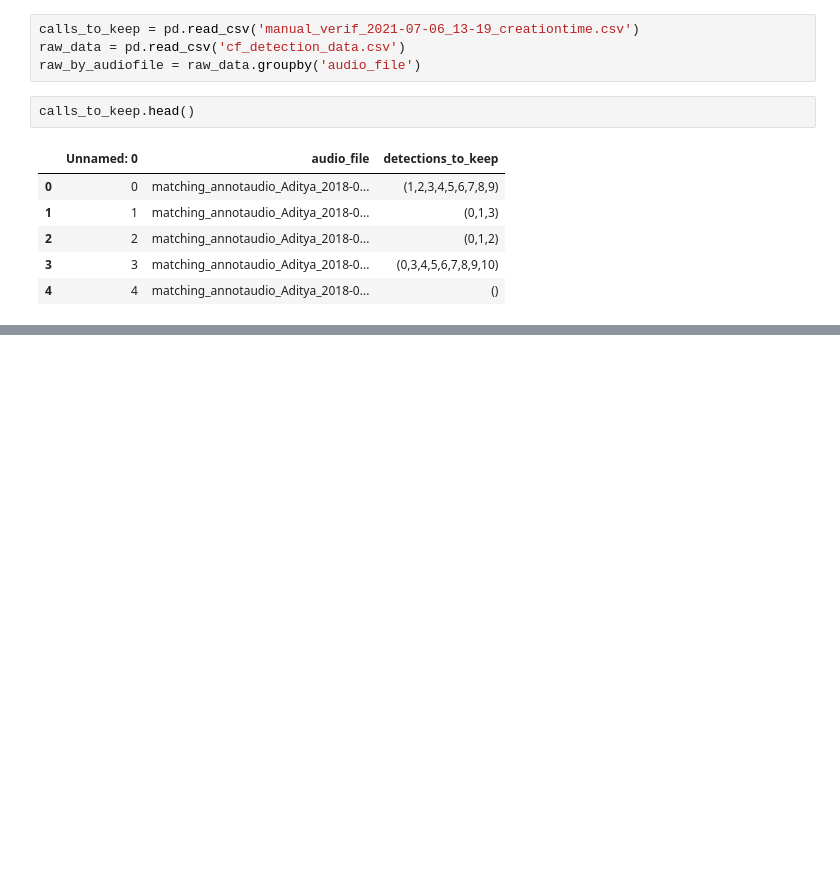
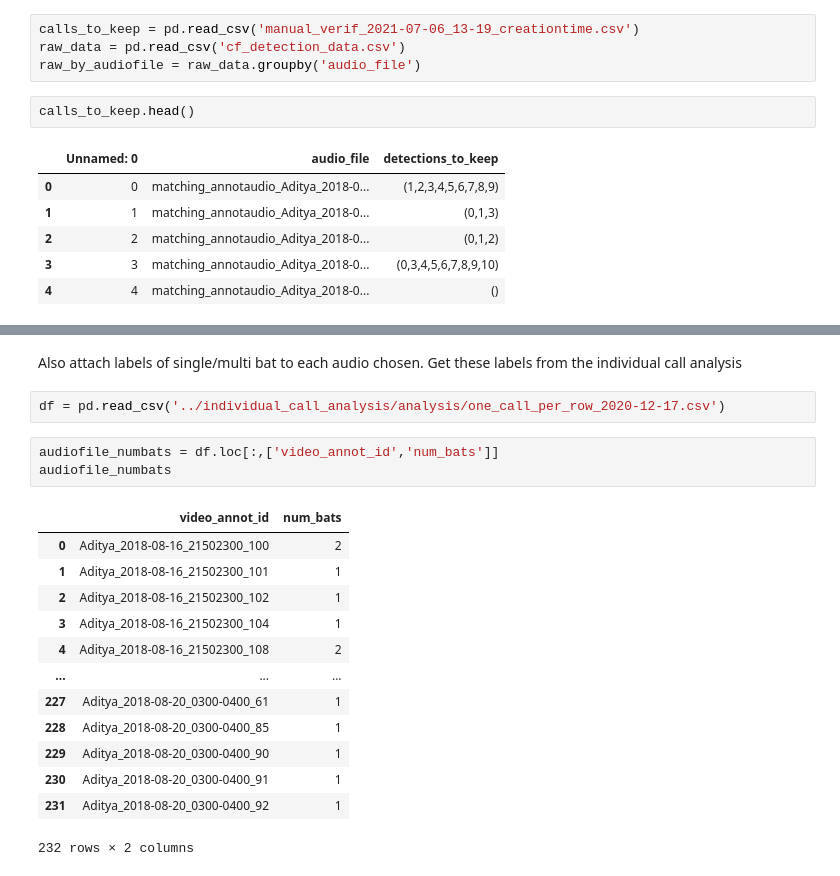
Before and after one commit to thejasvibr/mhbc-online, a Jupyter notebook: cf_alteration_analysis/cleaning-cf-detections.ipynb, the cells around one changed output, grey strips where cells are left out. Drawn from its saved outputs; the diff is of its cells as text; blank space fills up the shorter version.

```diff
--- a/cf_alteration_analysis/cleaning-cf-detections.ipynb
+++ b/cf_alteration_analysis/cleaning-cf-detections.ipynb
@@ -53,0 +60,21 @@ list(map(lambda X: int(X), row['detections_to_keep'].replace('(','').replace(')'
+# %% [markdown]
+Also attach labels of single/multi bat to each audio chosen. Get these labels from the individual call analysis
+# %%
+df = pd.read_csv('../individual_call_analysis/analysis/one_call_per_row_2020-12-17.csv')
+# %%
+audiofile_numbats = df.loc[:,['video_annot_id','num_bats']]
+audiofile_numbats
+# %% [output]
+|  | video_annot_id | num_bats |
+| 0 | Aditya_2018-08-16_21502300_100 | 2 |
+| 1 | Aditya_2018-08-16_21502300_101 | 1 |
+| 2 | Aditya_2018-08-16_21502300_102 | 1 |
+| 3 | Aditya_2018-08-16_21502300_104 | 1 |
+| 4 | Aditya_2018-08-16_21502300_108 | 2 |
+| ... | ... | ... |
+| 227 | Aditya_2018-08-20_0300-0400_61 | 1 |
+| 228 | Aditya_2018-08-20_0300-0400_85 | 1 |
+| 229 | Aditya_2018-08-20_0300-0400_90 | 1 |
+| 230 | Aditya_2018-08-20_0300-0400_91 | 1 |
+| 231 | Aditya_2018-08-20_0300-0400_92 | 1 |
+232 rows × 2 columns
```
Also changed, not shown: parts of 12 cells of this notebook, 2 other files.
